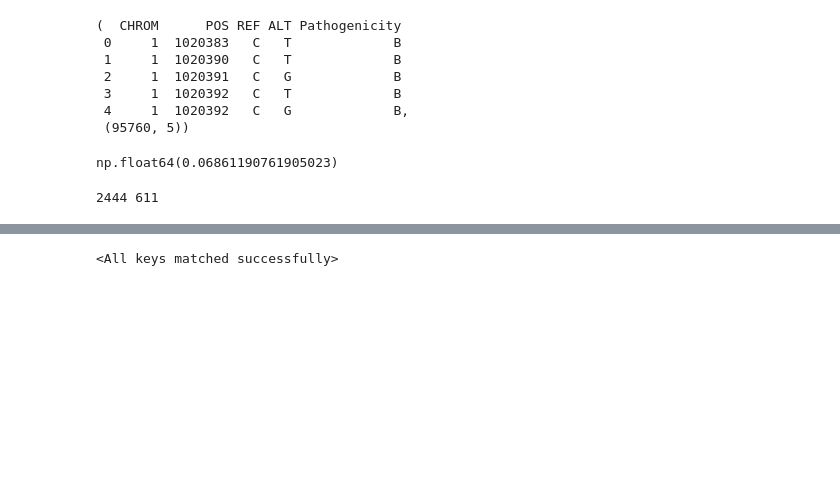
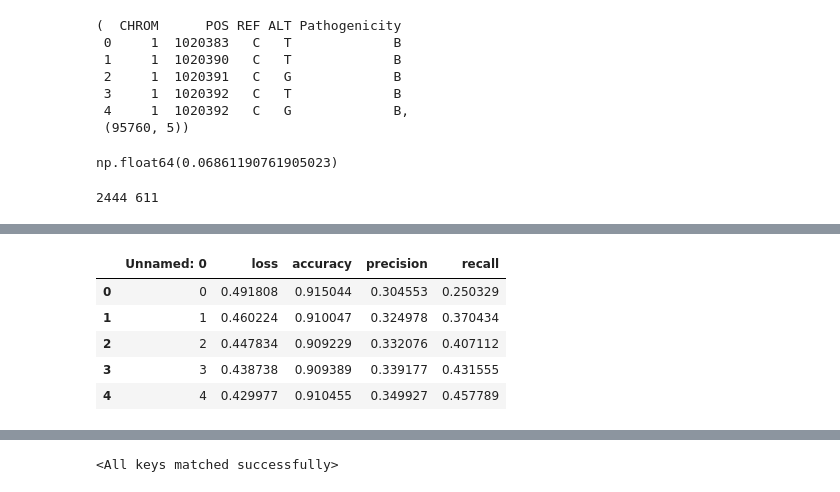
Before and after one commit to Anskira/Predicting-the-pathogenecity-of-genetic-variants, a Jupyter notebook: Notebooks/model_training.ipynb, the cells around one changed output, grey strips where cells are left out. Saved outputs shown, nothing was run; the diff lists cells and outputs as text; code cells hidden in the pictures; blank space fills up the shorter version.

```diff
--- a/Notebooks/model_training.ipynb
+++ b/Notebooks/model_training.ipynb
@@ -288,0 +333,9 @@ train_result.to_csv('train_results.csv')
+# %%
+train_result.head()
+# %% [output]
+|  | Unnamed: 0 | loss | accuracy | precision | recall |
+| 0 | 0 | 0.491808 | 0.915044 | 0.304553 | 0.250329 |
+| 1 | 1 | 0.460224 | 0.910047 | 0.324978 | 0.370434 |
+| 2 | 2 | 0.447834 | 0.909229 | 0.332076 | 0.407112 |
+| 3 | 3 | 0.438738 | 0.909389 | 0.339177 | 0.431555 |
+| 4 | 4 | 0.429977 | 0.910455 | 0.349927 | 0.457789 |
```
Also changed, not shown: parts of 11 cells of this notebook.
